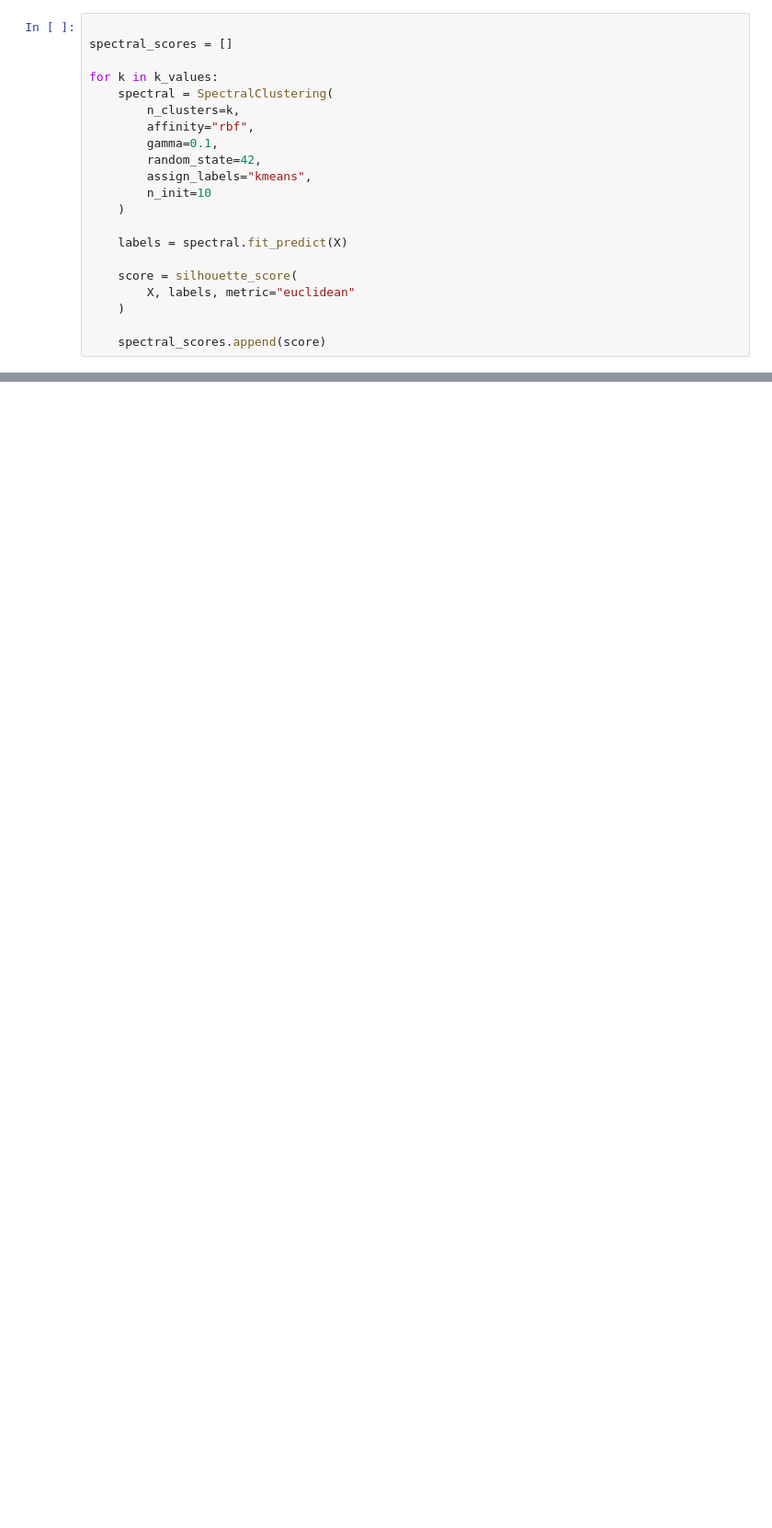
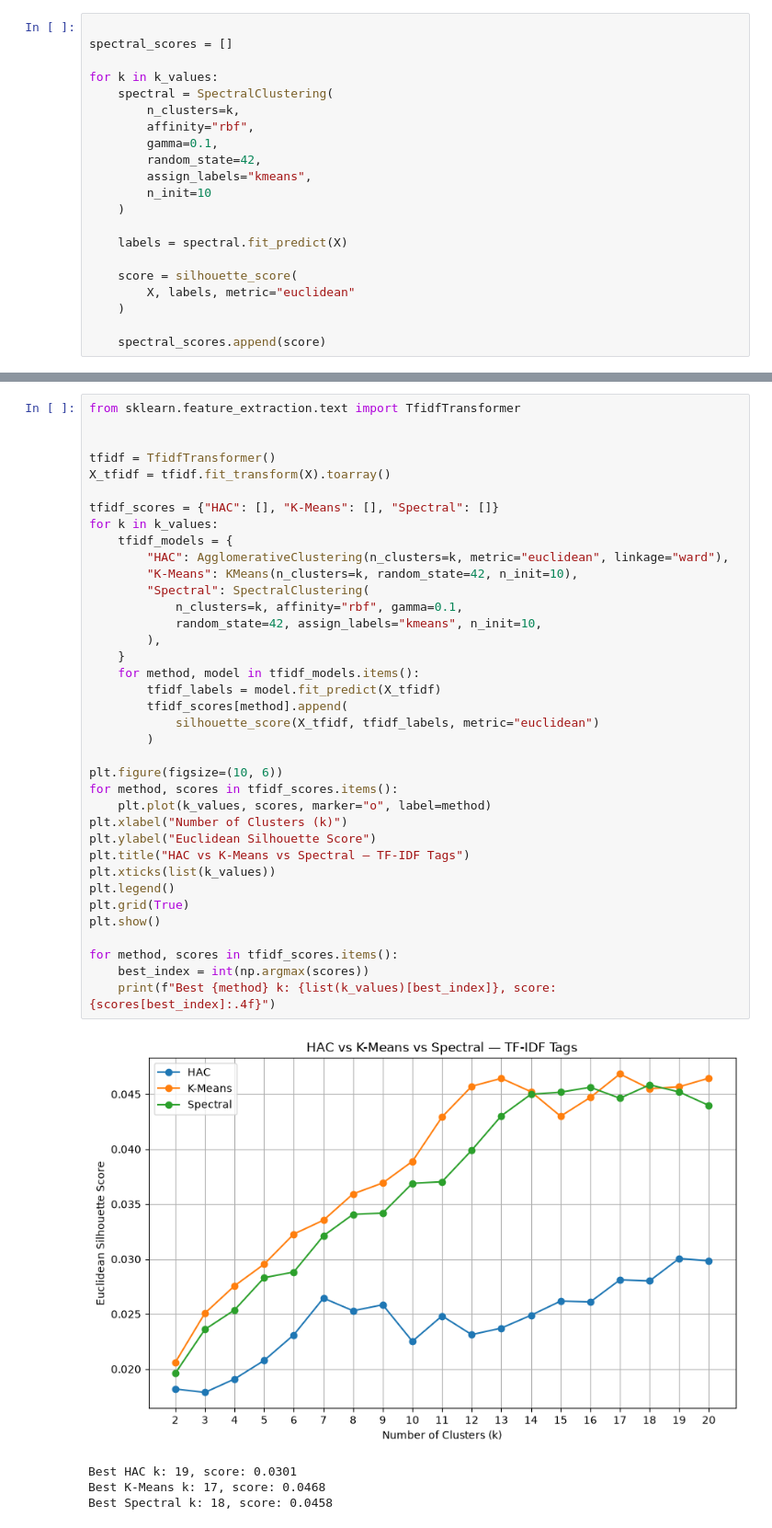
Before and after one commit to SimonVo05/Steam-Game-Data-Mining, a Jupyter notebook: main.ipynb, the cells around one changed output, grey strips where cells are left out. Shown at 92% size. Cells and saved outputs as stored; diff of their text form; blank space fills up the shorter version.

```diff
--- a/main.ipynb
+++ b/main.ipynb
@@ -282,0 +335,42 @@ Median hours/$: 0.65
+# %%
+from sklearn.feature_extraction.text import TfidfTransformer
+
+
+tfidf = TfidfTransformer()
+X_tfidf = tfidf.fit_transform(X).toarray()
+
+tfidf_scores = {"HAC": [], "K-Means": [], "Spectral": []}
+for k in k_values:
+    tfidf_models = {
+        "HAC": AgglomerativeClustering(n_clusters=k, metric="euclidean", linkage="ward"),
+        "K-Means": KMeans(n_clusters=k, random_state=42, n_init=10),
+        "Spectral": SpectralClustering(
+            n_clusters=k, affinity="rbf", gamma=0.1,
+            random_state=42, assign_labels="kmeans", n_init=10,
+        ),
+    }
+    for method, model in tfidf_models.items():
+        tfidf_labels = model.fit_predict(X_tfidf)
+        tfidf_scores[method].append(
+            silhouette_score(X_tfidf, tfidf_labels, metric="euclidean")
+        )
+
+plt.figure(figsize=(10, 6))
+for method, scores in tfidf_scores.items():
+    plt.plot(k_values, scores, marker="o", label=method)
+plt.xlabel("Number of Clusters (k)")
+plt.ylabel("Euclidean Silhouette Score")
+plt.title("HAC vs K-Means vs Spectral — TF-IDF Tags")
+plt.xticks(list(k_values))
+plt.legend()
+plt.grid(True)
+plt.show()
+
+for method, scores in tfidf_scores.items():
+    best_index = int(np.argmax(scores))
+    print(f"Best {method} k: {list(k_values)[best_index]}, score: {scores[best_index]:.4f}")
+# %% [output]
+[figure, added]
+Best HAC k: 19, score: 0.0301
+Best K-Means k: 17, score: 0.0468
+Best Spectral k: 18, score: 0.0458
```
Also changed, not shown: parts of 13 cells of this notebook.
